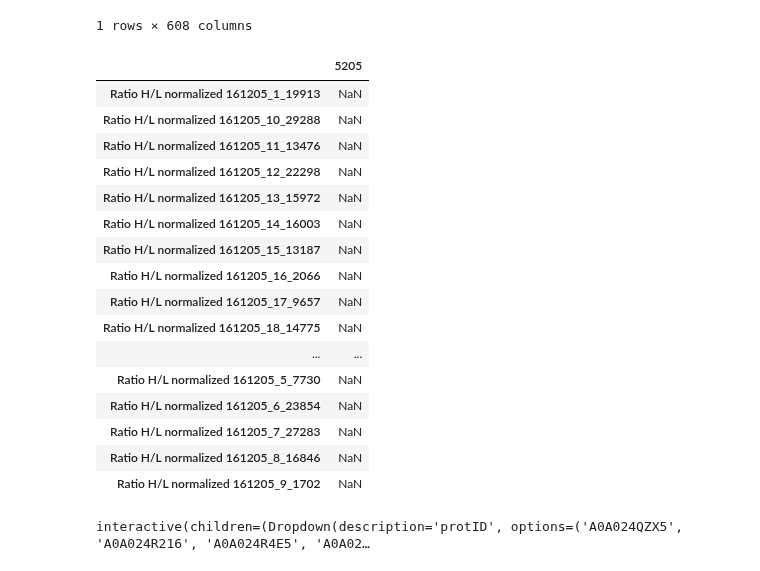
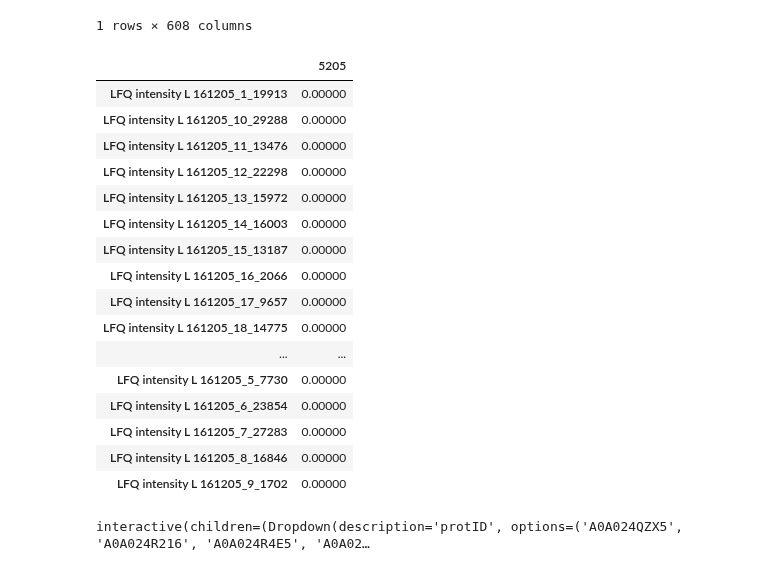
Before and after one commit to animesh/notebooks, a Jupyter notebook: lymphomaTF.ipynb, the cells around one changed output. Saved outputs shown, nothing was run; the diff lists cells and outputs as text; code cells hidden in the pictures.

Commit message:
exploring normalized light channel values in the lymphoma data

```diff
--- a/lymphomaTF.ipynb
+++ b/lymphomaTF.ipynb
@@ -146,26 +147,27 @@ df.iloc[[5205]]
 1 rows × 608 columns
 # %%
 df_filtered=df[df['Uniprot']=="V9GYF8"]
-df_filtered=df_filtered[df_filtered.columns[df_filtered.columns.str.startswith("Ratio H/L normalized ")]]
+#df_filtered=df_filtered[df_filtered.columns[df_filtered.columns.str.startswith("Ratio H/L normalized ")]]
+df_filtered=df_filtered[df_filtered.columns[df_filtered.columns.str.startswith("LFQ intensity L ")]]+1
 df_filtered.apply(np.log2).transpose()#.hist(color="red")
 # %% [output]
 |  | 5205 |
-| Ratio H/L normalized 161205_1_19913 | NaN |
-| Ratio H/L normalized 161205_10_29288 | NaN |
-| Ratio H/L normalized 161205_11_13476 | NaN |
-| Ratio H/L normalized 161205_12_22298 | NaN |
-| Ratio H/L normalized 161205_13_15972 | NaN |
-| Ratio H/L normalized 161205_14_16003 | NaN |
-| Ratio H/L normalized 161205_15_13187 | NaN |
-| Ratio H/L normalized 161205_16_2066 | NaN |
-| Ratio H/L normalized 161205_17_9657 | NaN |
-| Ratio H/L normalized 161205_18_14775 | NaN |
+| LFQ intensity L 161205_1_19913 | 0.00000 |
+| LFQ intensity L 161205_10_29288 | 0.00000 |
+| LFQ intensity L 161205_11_13476 | 0.00000 |
+| LFQ intensity L 161205_12_22298 | 0.00000 |
+| LFQ intensity L 161205_13_15972 | 0.00000 |
+| LFQ intensity L 161205_14_16003 | 0.00000 |
+| LFQ intensity L 161205_15_13187 | 0.00000 |
+| LFQ intensity L 161205_16_2066 | 0.00000 |
+| LFQ intensity L 161205_17_9657 | 0.00000 |
+| LFQ intensity L 161205_18_14775 | 0.00000 |
 | ... | ... |
-| Ratio H/L normalized 161205_5_7730 | NaN |
-| Ratio H/L normalized 161205_6_23854 | NaN |
-| Ratio H/L normalized 161205_7_27283 | NaN |
-| Ratio H/L normalized 161205_8_16846 | NaN |
-| Ratio H/L normalized 161205_9_1702 | NaN |
+| LFQ intensity L 161205_5_7730 | 0.00000 |
+| LFQ intensity L 161205_6_23854 | 0.00000 |
+| LFQ intensity L 161205_7_27283 | 0.00000 |
+| LFQ intensity L 161205_8_16846 | 0.00000 |
+| LFQ intensity L 161205_9_1702 | 0.00000 |
 # %%
 def select_uniprot(protID,ratioID):
     df_filtered= df[df['Uniprot']==protID]
```
Also changed, not shown: parts of 21 cells of this notebook.
